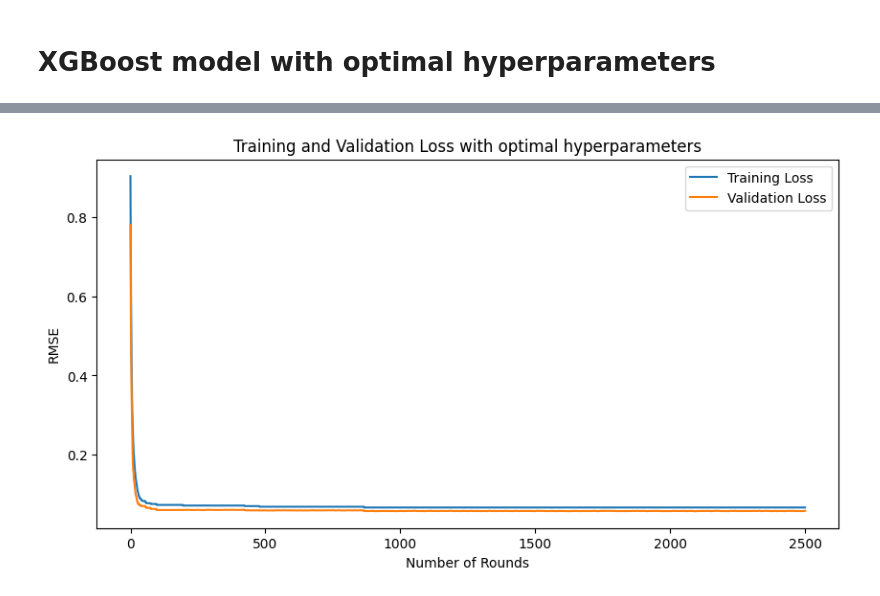
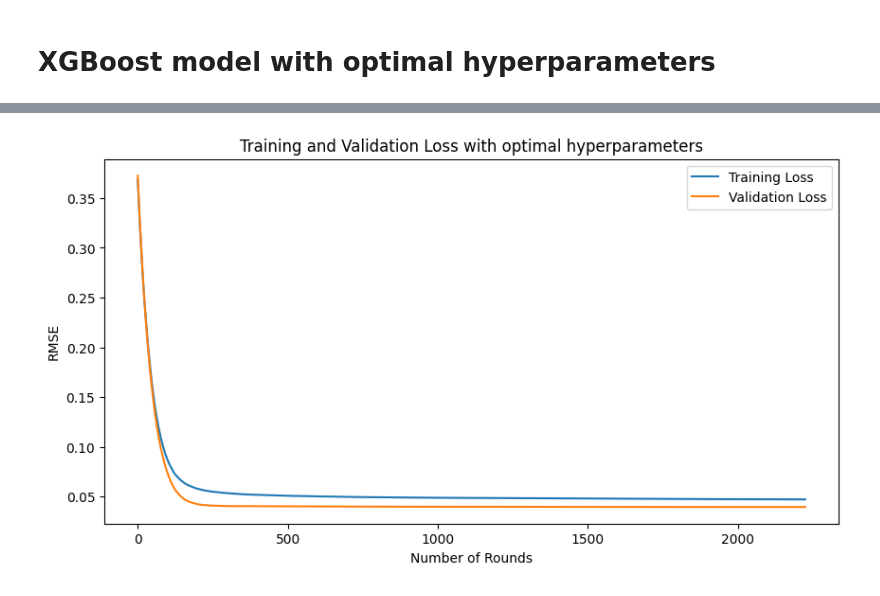
Before and after one commit to samirp92/Final-Year-Project-Time-Series-Forecating-, a Jupyter notebook: XGboost_Ele_Power_Consumption_Forecasting_Student_ID_21072112.ipynb, the cells around one changed output, grey strips where cells are left out. Cells and saved outputs as stored; diff of their text form; code cells hidden in the pictures.

```diff
--- a/XGboost_Ele_Power_Consumption_Forecasting_Student_ID_21072112.ipynb
+++ b/XGboost_Ele_Power_Consumption_Forecasting_Student_ID_21072112.ipynb
@@ -214,7 +230,7 @@ Shape after Daily resampling of data : (1442, 7)
 # %% [markdown]
 Note:- As Global_intensity and Sub_metering_4 are highly correlated with Global_active_power so I am removing Global_intensity column
 # %%
-df1 = daily_resampled.drop(['Global_intensity'], axis=1)
+df1 = hourly_resampled.drop(['Global_intensity', 'Sub_metering_4'], axis=1)
 # %% [markdown]
 # Feature Engineering
 # %%
@@ -256,16 +281,16 @@ Index(['Global_active_power', 'Global_reactive_power', 'Voltage',
 # %%
 # Split the data into Train & Test Split
 target = ['Global_active_power']
-features = df1.drop(columns=['Global_active_power']).columns
+features = df2.drop(columns=['Global_active_power']).columns
 
-train_size = int(len(df1) * 0.80)
-df1_train = df1[:train_size]
-df1_test = df1[train_size:]
+train_size = int(len(df2) * 0.80)
+df2_train = df2[:train_size]
+df2_test = df2[train_size:]
 
-X_train = df1_train[features]
-y_train = df1_train[target]
-X_test = df1_test[features]
-y_test = df1_test[target]
+X_train = df2_train[features]
+y_train = df2_train[target]
+X_test = df2_test[features]
+y_test = df2_test[target]
 
 # Check the shape of Train & Test Split
 X_train.shape,y_train.shape, X_test.shape, y_test.shape
@@ -421,17 +478,18 @@ Best score:  -0.010885529373249258
 # %%
 # Define the XGBoost model with differnt hyperparameters
 xgb_model = xgb.XGBRegressor(booster='gbtree',
+                             base_score=0.5,
+                             n_estimators=3000,
+                             early_stopping_rounds=200,
                              objective='reg:linear',
-                             learning_rate=0.2,        # [default=0.3] range: [0,1]
-                             max_depth=1,              # [default=6] range: [0,∞]
-                             n_estimators=2500,
-                             subsample=0.2,            # [default=1] range: [0,1]
-                             base_score=0.1,
+                             max_depth=6,              # [default=6] range: [0,∞]
+                             learning_rate=0.02,       # [default=0.3] range: [0,1]
+                             min_child_weight=2,       # [default=1] range: [0,∞]
+                             subsample=0.3,            # [default=1] range: [0,1]
                              colsample_bytree=0.4,     # [default=1] range: [0,1]
-                             min_child_weight=1.5,     # [default=1] range: [0,∞]
-                             min_split_loss=0.3,       # [default=0] range: [0,∞]
-                             reg_alpha=0,              # [default=0] range: [0,∞]
-                             reg_lambda=0)             # [default=1] range: [0,∞]
+                             min_split_loss=0,         # [default=0] range: [0,∞]
+                             reg_alpha=3,              # [default=0] range: [0,∞]
+                             reg_lambda=6)             # [default=1] range: [0,∞]
 
 # Fit the XGboost model
 history = xgb_model.fit(X_train, y_train, eval_set=[(X_train, y_train), (X_test, y_test)], verbose=100)
@@ -449,11 +507,32 @@ plt.title('Training and Validation Loss with optimal hyperparameters')
 plt.legend()
 plt.show()
 
+# Predictions with the fine-turned  model
+train_predict = xgb_model.predict(X_train)
+test_predict = xgb_model.predict(X_test)
+
+# Perform inverse transformation to rescale back to original range
+# y_true values for train data
+y_train_copies = np.repeat(y_train, df2.shape[-1], axis=-1)
+true_y_train = scaler.inverse_transform(y_train_copies)[:,0]
+
+# predicted values for train data
+train_prediction_copies = np.repeat(train_predict.reshape(-1,1), df2.shape[-1], axis=-1)
+pred_y_train = scaler.inverse_transform(train_prediction_copies)[:,0]
+
+# y_true values for test data
+y_test_copies = np.repeat(y_test, df2.shape[-1], axis=-1)
+true_y_test = scaler.inverse_transform(y_test_copies)[:,0]
+
+# predicted values for train data
+test_prediction_copies = np.repeat(test_predict.reshape(-1,1), df2.shape[-1], axis=-1)
+pred_y_test = scaler.inverse_transform(test_prediction_copies)[:,0]
+
 # Calculate evaluation metrics
-print(f'\nTrain MAE: {mean_absolute_error(y_train, train_predict):.3f}')
-print(f'Train MSE: {mean_squared_error(y_train, train_predict):.3f}')
-print(f'Train RMSE: {np.sqrt(mean_squared_error(y_train, train_predict)):.3f}')
-print(f'\nTest MAE: {mean_absolute_error(y_test, test_predict):.3f}')
-print(f'Test MSE: {mean_squared_error(y_test, test_predict):.3f}')
-print(f'Test RMSE: {np.sqrt(mean_squared_error(y_test, test_predict)):.3f}')
+print(f'\nTrain MAE: {mean_absolute_error(true_y_train, pred_y_train):.3f}')
+print(f'Train MSE: {mean_squared_error(true_y_train, pred_y_train):.3f}')
+print(f'Train RMSE: {np.sqrt(mean_squared_error(true_y_train, pred_y_train)):.3f}')
+print(f'\nTest MAE: {mean_absolute_error(true_y_test, pred_y_test):.3f}')
+print(f'Test MSE: {mean_squared_error(true_y_test, pred_y_test):.3f}')
+print(f'Test RMSE: {np.sqrt(mean_squared_error(true_y_test, pred_y_test)):.3f}')
 # %% [output]
@@ -477 +556 @@ print(f'Test RMSE: {np.sqrt(mean_squared_error(y_test, test_predict)):.3f}')
-[figure, old version]
+[figure, new version]
```
Also changed, not shown: parts of 14 cells of this notebook.
